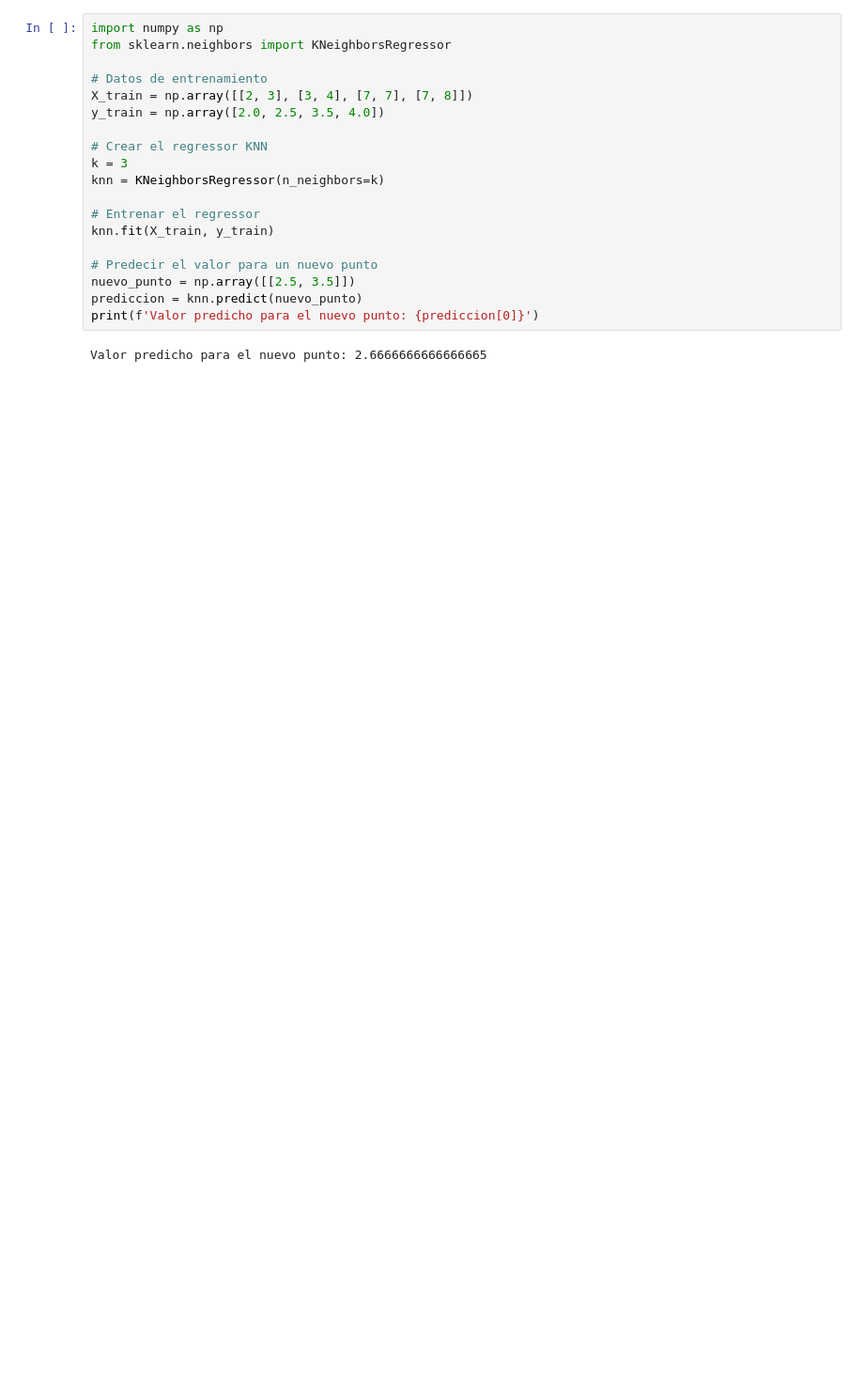
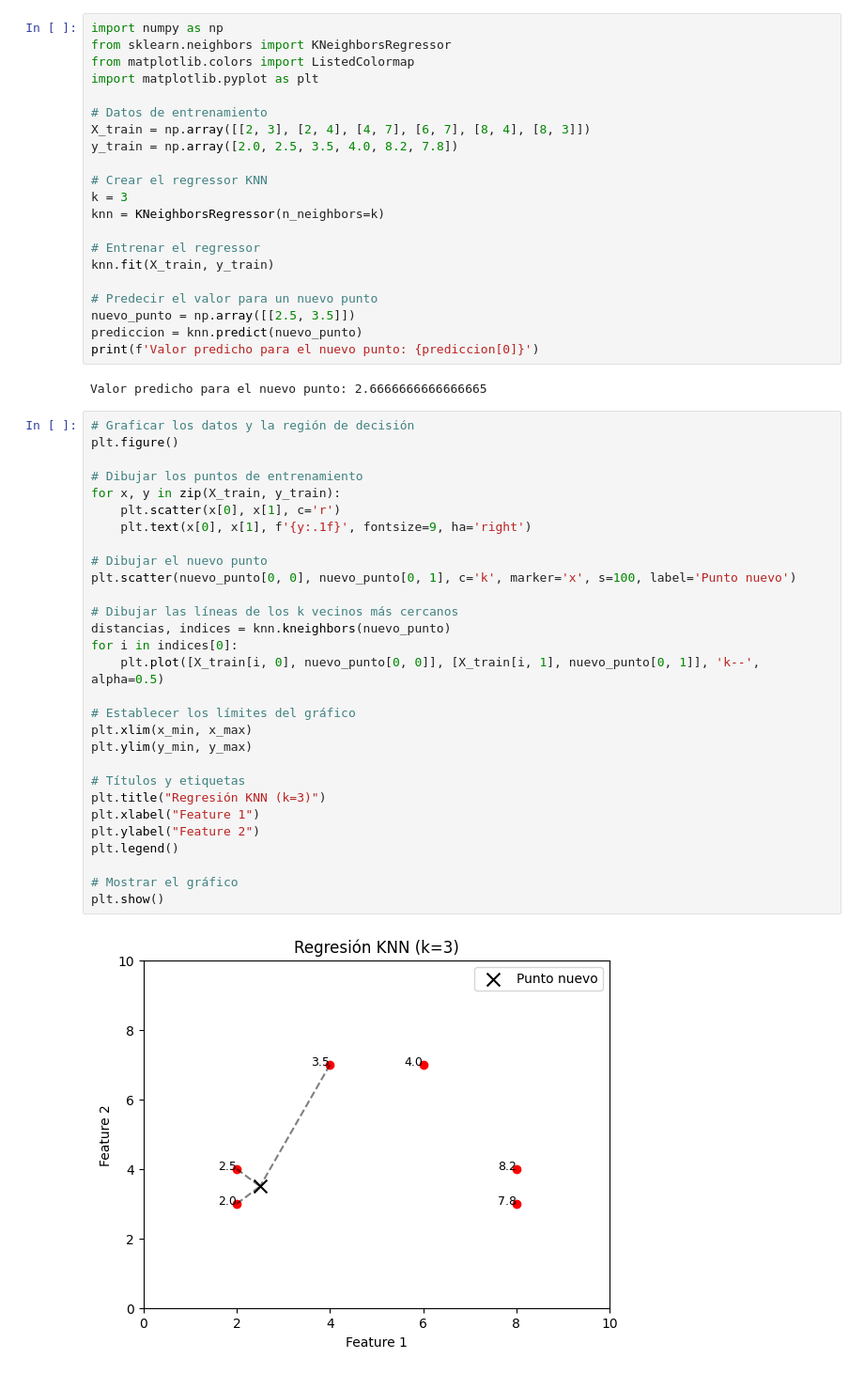
Before and after one commit to stefanoaragoni/ResponsibleAI_Paper_KNN, a Jupyter notebook: KNN_Example_Code.ipynb, the cells around one changed output. Shown: that part at 94% size. Drawn from its saved outputs; the diff is of its cells as text; blank space fills up the shorter version.

```diff
--- a/KNN_Example_Code.ipynb
+++ b/KNN_Example_Code.ipynb
@@ -37,10 +83,12 @@ Con el fin de mostrar la versatilidad del algoritmo KNN, se presenta una impleme
 # %%
 import numpy as np
 from sklearn.neighbors import KNeighborsRegressor
+from matplotlib.colors import ListedColormap
+import matplotlib.pyplot as plt
 
 # Datos de entrenamiento
-X_train = np.array([[2, 3], [3, 4], [7, 7], [7, 8]])
-y_train = np.array([2.0, 2.5, 3.5, 4.0])
+X_train = np.array([[2, 3], [2, 4], [4, 7], [6, 7], [8, 4], [8, 3]])
+y_train = np.array([2.0, 2.5, 3.5, 4.0, 8.2, 7.8])
 
 # Crear el regressor KNN
 k = 3
@@ -55,3 +103,34 @@ prediccion = knn.predict(nuevo_punto)
 print(f'Valor predicho para el nuevo punto: {prediccion[0]}')
 # %% [output]
 Valor predicho para el nuevo punto: 2.6666666666666665
+# %%
+# Graficar los datos y la región de decisión
+plt.figure()
+
+# Dibujar los puntos de entrenamiento
+for x, y in zip(X_train, y_train):
+    plt.scatter(x[0], x[1], c='r')
+    plt.text(x[0], x[1], f'{y:.1f}', fontsize=9, ha='right')
+
+# Dibujar el nuevo punto
+plt.scatter(nuevo_punto[0, 0], nuevo_punto[0, 1], c='k', marker='x', s=100, label='Punto nuevo')
+
+# Dibujar las líneas de los k vecinos más cercanos
+distancias, indices = knn.kneighbors(nuevo_punto)
+for i in indices[0]:
+    plt.plot([X_train[i, 0], nuevo_punto[0, 0]], [X_train[i, 1], nuevo_punto[0, 1]], 'k--', alpha=0.5)
+
+# Establecer los límites del gráfico
+plt.xlim(x_min, x_max)
+plt.ylim(y_min, y_max)
+
+# Títulos y etiquetas
+plt.title("Regresión KNN (k=3)")
+plt.xlabel("Feature 1")
+plt.ylabel("Feature 2")
+plt.legend()
+
+# Mostrar el gráfico
+plt.show()
+# %% [output]
+[figure, added]
```
Also changed, not shown: parts of 2 cells of this notebook.
